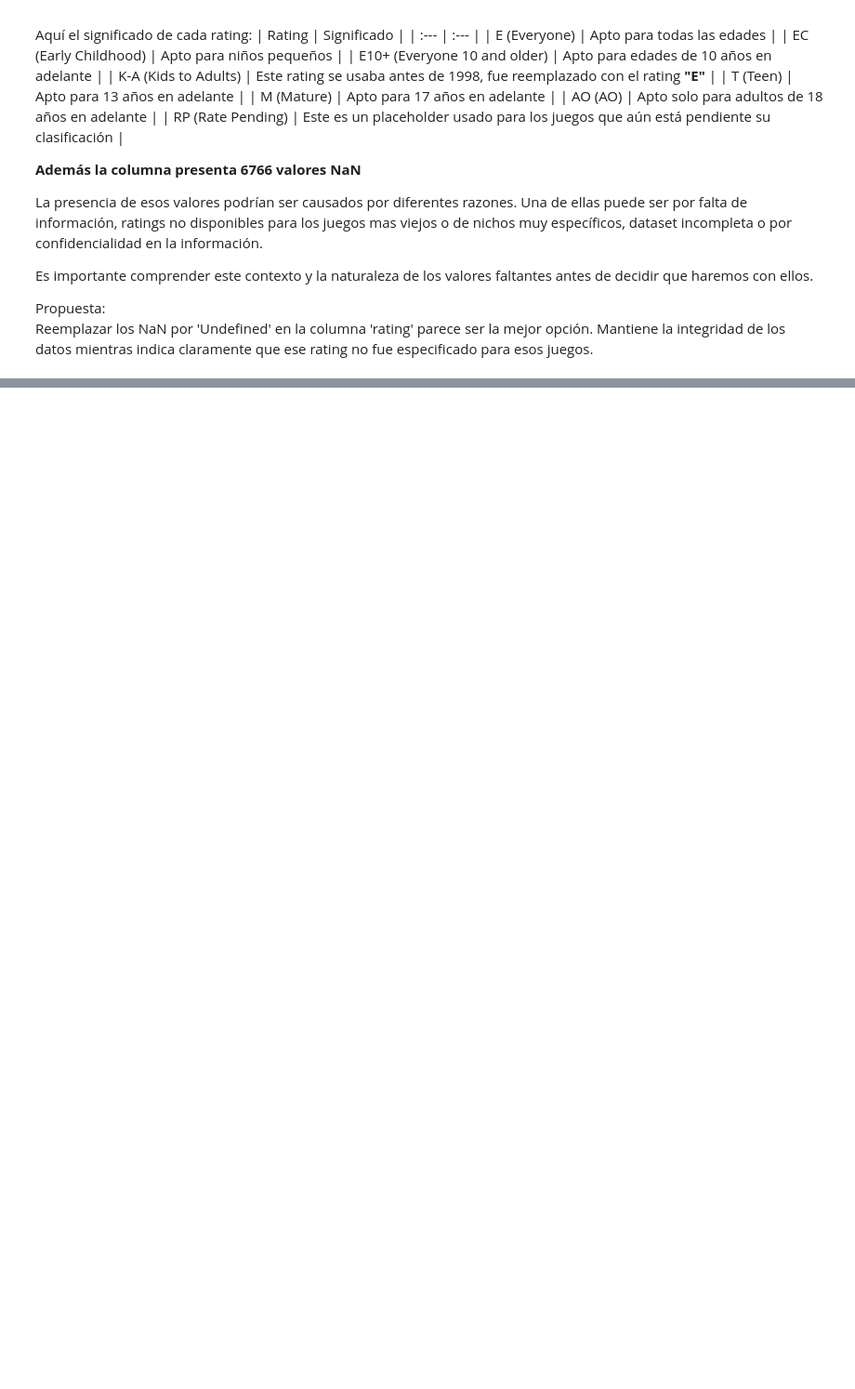
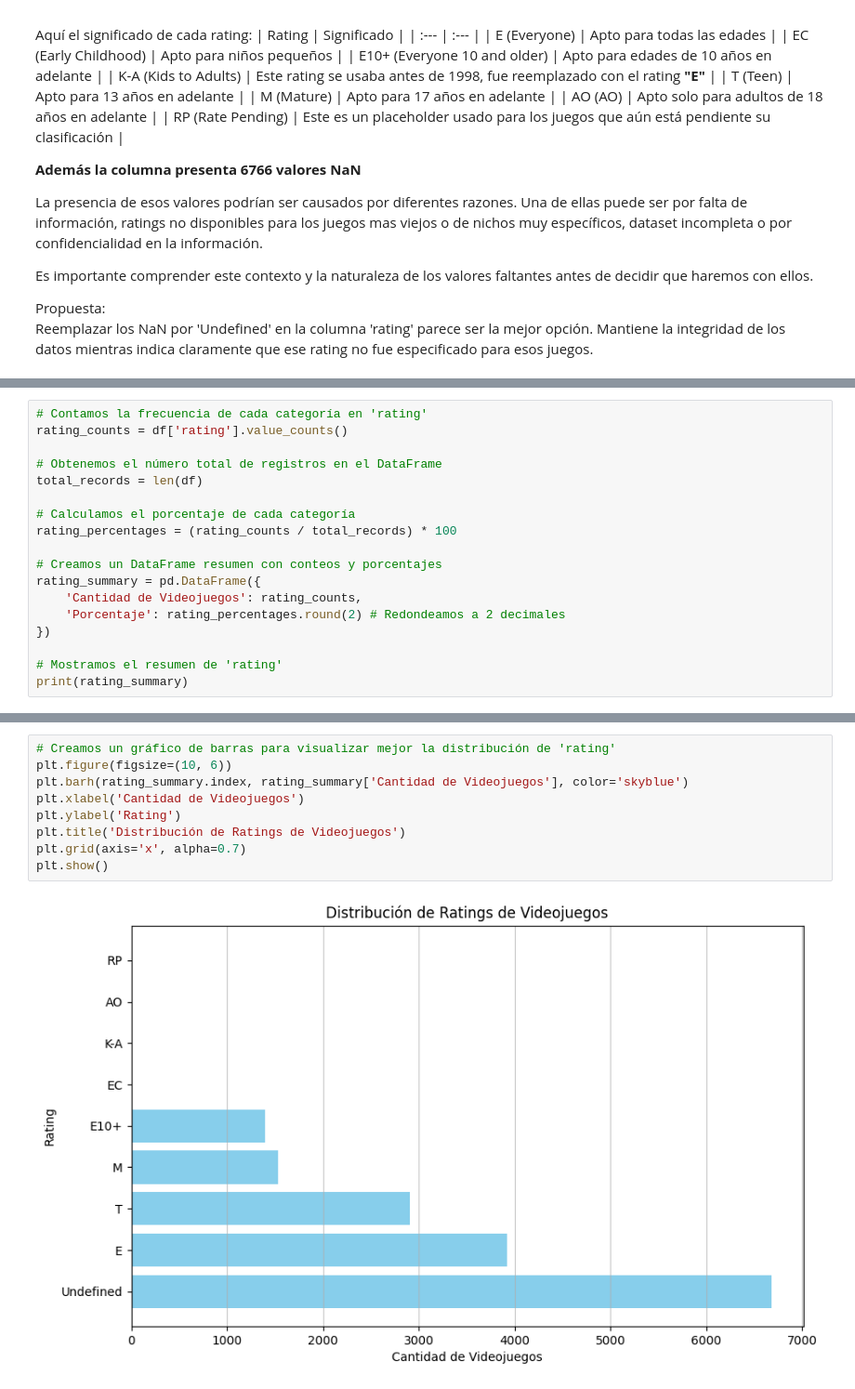
Before and after one commit to cruzdoscar/ice_store, a Jupyter notebook: EDA_videojuegos.ipynb, the cells around one changed output, grey strips where cells are left out. Shown at 93% size. Saved outputs shown, nothing was run; the diff lists cells and outputs as text; blank space fills up the shorter version.

```diff
--- a/EDA_videojuegos.ipynb
+++ b/EDA_videojuegos.ipynb
@@ -212,0 +215,18 @@ Name: rating, dtype: object
+# %%
+# Contamos la frecuencia de cada categoría en 'rating'
+rating_counts = df['rating'].value_counts()
+
+# Obtenemos el número total de registros en el DataFrame
+total_records = len(df)
+
+# Calculamos el porcentaje de cada categoría
+rating_percentages = (rating_counts / total_records) * 100
+
+# Creamos un DataFrame resumen con conteos y porcentajes
+rating_summary = pd.DataFrame({
+    'Cantidad de Videojuegos': rating_counts,
+    'Porcentaje': rating_percentages.round(2) # Redondeamos a 2 decimales
+})
+
+# Mostramos el resumen de 'rating'
+print(rating_summary)
@@ -212,0 +284,11 @@ Name: rating, dtype: object
+# %%
+# Creamos un gráfico de barras para visualizar mejor la distribución de 'rating'
+plt.figure(figsize=(10, 6))
+plt.barh(rating_summary.index, rating_summary['Cantidad de Videojuegos'], color='skyblue')
+plt.xlabel('Cantidad de Videojuegos')
+plt.ylabel('Rating')
+plt.title('Distribución de Ratings de Videojuegos')
+plt.grid(axis='x', alpha=0.7)
+plt.show()
+# %% [output]
+[figure, added]
```
Also changed, not shown: parts of 5 cells of this notebook.
